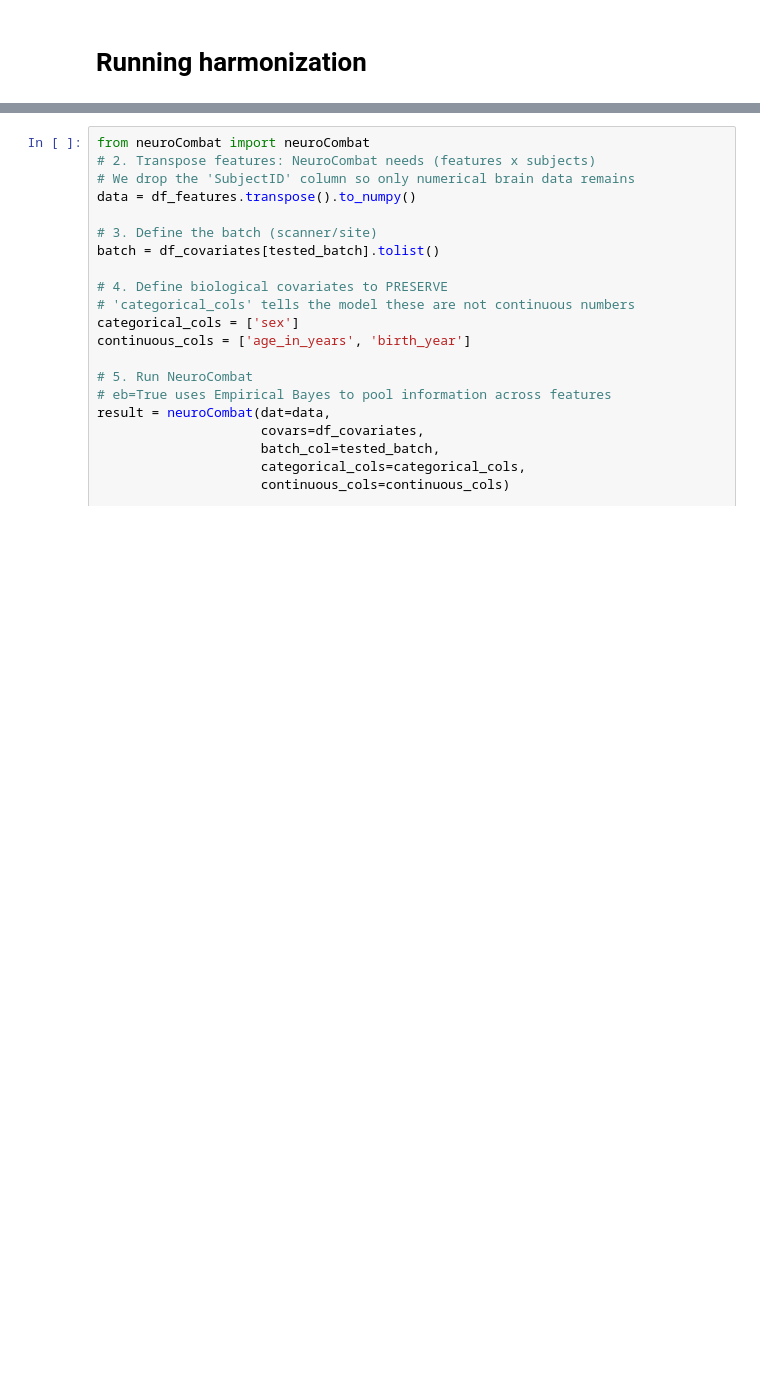
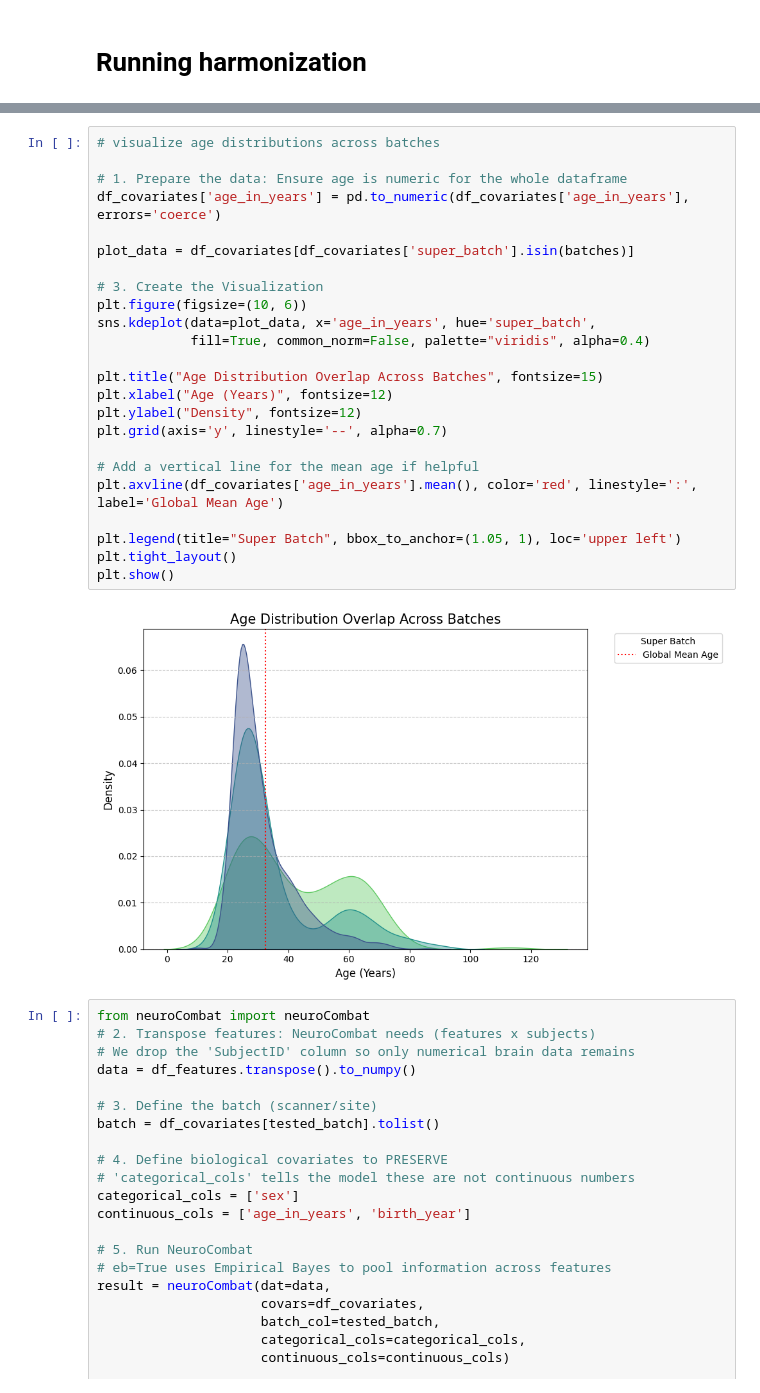
Before and after one commit to GaiaNegev13/legacy_pipe, a Jupyter notebook: legacy_pipe/harmonization.ipynb, the cells around one changed output, grey strips where cells are left out. Saved outputs shown, nothing was run; the diff lists cells and outputs as text; blank space fills up the shorter version.

```diff
--- a/legacy_pipe/harmonization.ipynb
+++ b/legacy_pipe/harmonization.ipynb
@@ -101,3 +259,29 @@ df_covariates = df_covariates.loc[df_features.index]
+# %%
+# visualize age distributions across batches
+
+# 1. Prepare the data: Ensure age is numeric for the whole dataframe
+df_covariates['age_in_years'] = pd.to_numeric(df_covariates['age_in_years'], errors='coerce')
+
+plot_data = df_covariates[df_covariates['super_batch'].isin(batches)]
+
+# 3. Create the Visualization
+plt.figure(figsize=(10, 6))
+sns.kdeplot(data=plot_data, x='age_in_years', hue='super_batch',
+            fill=True, common_norm=False, palette="viridis", alpha=0.4)
+
+plt.title("Age Distribution Overlap Across Batches", fontsize=15)
+plt.xlabel("Age (Years)", fontsize=12)
+plt.ylabel("Density", fontsize=12)
+plt.grid(axis='y', linestyle='--', alpha=0.7)
+
+# Add a vertical line for the mean age if helpful
+plt.axvline(df_covariates['age_in_years'].mean(), color='red', linestyle=':', label='Global Mean Age')
+
+plt.legend(title="Super Batch", bbox_to_anchor=(1.05, 1), loc='upper left')
+plt.tight_layout()
+plt.show()
+# %% [output]
+[figure, added]
 # %%
 from neuroCombat import neuroCombat
 # 2. Transpose features: NeuroCombat needs (features x subjects)
```
Also changed, not shown: parts of 6 cells of this notebook.
